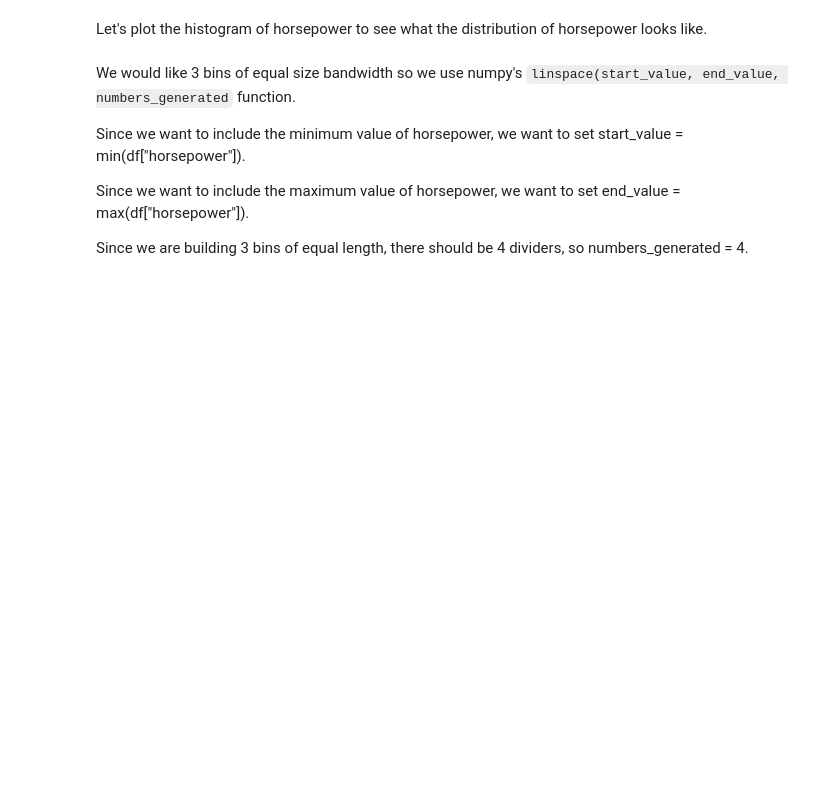
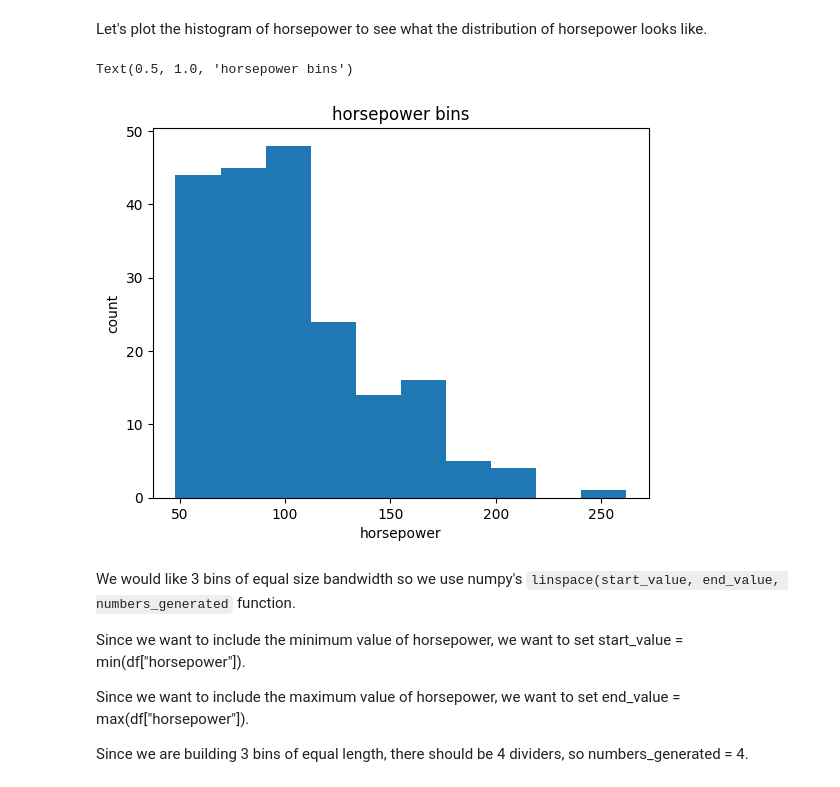
Before and after one commit to phuongbui95/ibm_da_python, a Jupyter notebook: lab_notes/PBversion-DA0101EN-2-Review-Data-Wrangling.ipynb, the cells around one changed output. Saved outputs shown, nothing was run; the diff lists cells and outputs as text; code cells hidden in the pictures; blank space fills up the shorter version.

```diff
--- a/lab_notes/PBversion-DA0101EN-2-Review-Data-Wrangling.ipynb
+++ b/lab_notes/PBversion-DA0101EN-2-Review-Data-Wrangling.ipynb
@@ -238,0 +269,9 @@ df["bore"].replace(np.nan, avg_bore, inplace=True)
+# %%
+# Write your code below and press Shift+Enter to execute
+## Mean
+avg_stroke=df["stroke"].astype(float).mean(axis=0)
+print("Average number of strokes:", avg_stroke)
+
+## Replace NaN
+df["stroke"].replace(np.nan, avg_stroke, inplace=True)
+df["stroke"].head(5)
@@ -358,0 +476,10 @@ df.head()
+# %%
+# Write your code below and press Shift+Enter to execute
+# Convert mpg to L/100km by mathematical operation (235 divided by mpg)
+df['highway-L/100km'] = 235/df["highway-mpg"]
+
+# rename column name from "highway-mpg" to "highway-L/100km"
+df.rename(columns={'"highway-mpg"':'highway-L/100km'}, inplace=True)
+
+# check your transformed data
+df.head()
@@ -394,3 +529,7 @@ df['width'] = df['width']/df['width'].max()
 </div>
 # %%
 # Write your code below and press Shift+Enter to execute
+df['height'] = df['height']/df['height'].max()
+
+# show the scaled columns
+df[["length","width","height"]].head()
@@ -430,13 +576,17 @@ Let's plot the histogram of horsepower to see what the distribution of horsepowe
 # %%
 %matplotlib inline
 import matplotlib as plt
+# plt.pyplot.hist(df["horsepower"])
 from matplotlib import pyplot
-plt.pyplot.hist(df["horsepower"])
+pyplot.hist(df['horsepower'])
 
 # set x/y labels and plot title
 plt.pyplot.xlabel("horsepower")
 plt.pyplot.ylabel("count")
 plt.pyplot.title("horsepower bins")
+# %% [output]
+Text(0.5, 1.0, 'horsepower bins')
+[figure, added]
 # %% [markdown]
 <p>We would like 3 bins of equal size bandwidth so we use numpy's <code>linspace(start_value, end_value, numbers_generated</code> function.</p>
 <p>Since we want to include the minimum value of horsepower, we want to set start_value = min(df["horsepower"]).</p>
```
Also changed, not shown: parts of 22 cells of this notebook.
